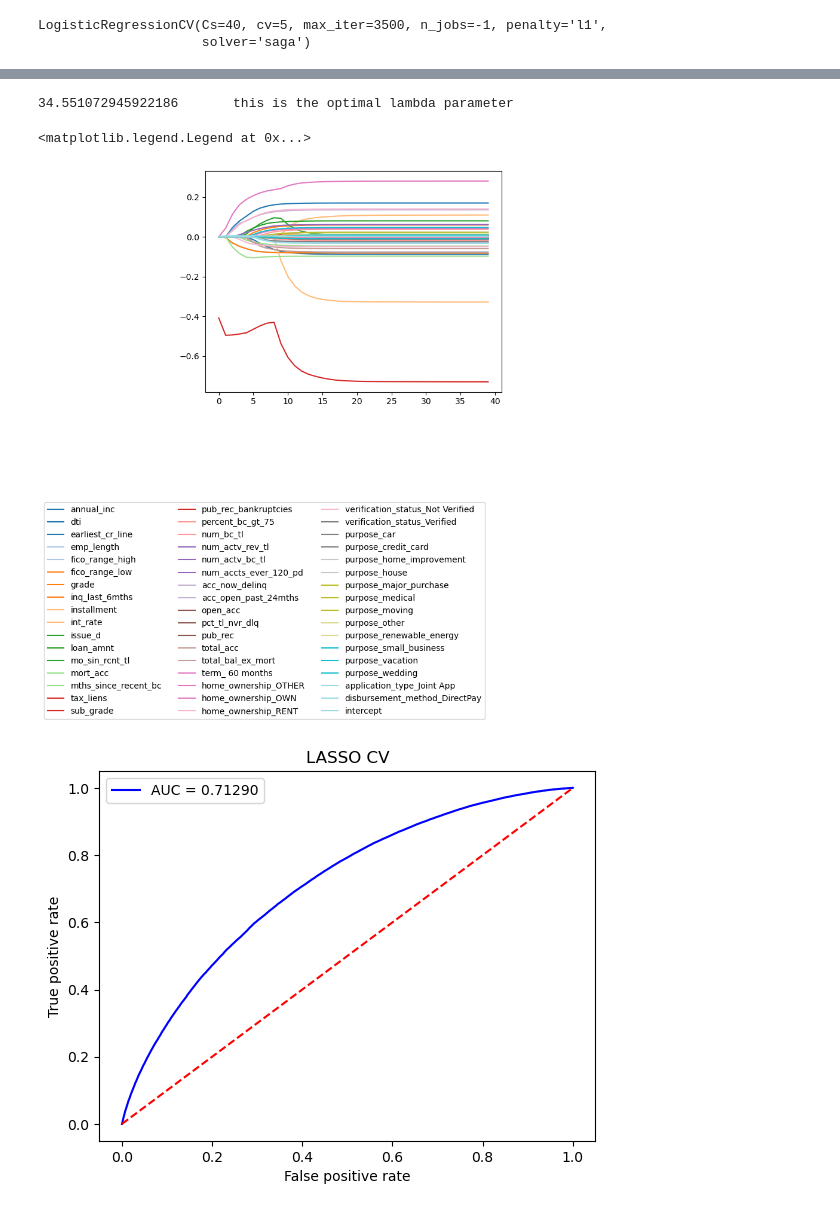
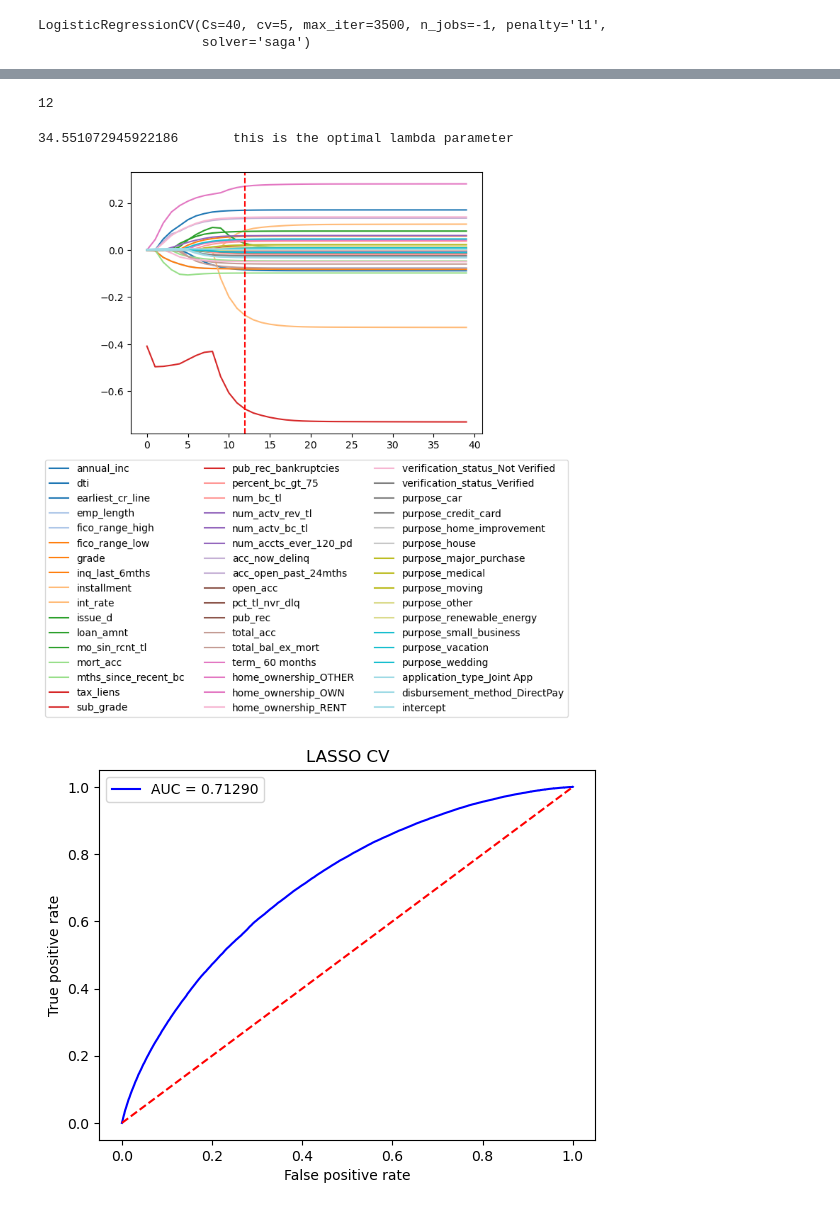
Before and after one commit to G-Mass/MTFI-project, a Jupyter notebook: p2p_lending_credit_risk_assessment.ipynb, the cells around one changed output, grey strips where cells are left out. Saved outputs shown, nothing was run; the diff lists cells and outputs as text; code cells hidden in the pictures.

Commit message:
better model evaluation for linear models

```diff
--- a/p2p_lending_credit_risk_assessment.ipynb
+++ b/p2p_lending_credit_risk_assessment.ipynb
@@ -465,13 +485,19 @@ home_ownership_RENT                 0.139051
 dti                                 0.169297
 term_ 60 months                     0.273113
 dtype: float64
+# %%
+np.argmax(lassocv_model.Cs_ == lassocv_model.C_)
+# %% [output]
+12
 # %%
 print((lassocv_model.C_**-1)[0],"\t this is the optimal lambda parameter")
 col_names = list(lassocv_model.feature_names_in_)
 pd.DataFrame(lassocv_model.coefs_paths_[1].mean(axis=0),columns=col_names+["intercept"]).plot(linewidth=1.5,colormap="tab20")
-plt.legend(loc='lower center', bbox_to_anchor=(0.2, -1.5),ncols=3)
+plt.axvline(x=np.argmax(lassocv_model.Cs_ == lassocv_model.C_),linestyle="--",color="red")
+# plt.xticks(range(1,41),labels = lassocv_model.Cs_,size = 5)
+plt.legend(loc='lower center', bbox_to_anchor=(0.5, -1.1),ncols=3)
+plt.show()
 # %% [output]
 34.551072945922186       this is the optimal lambda parameter
-<matplotlib.legend.Legend at 0x...>
-[figure, old version]
+[figure, new version]
 # %%
```
Also changed, not shown: parts of 21 cells of this notebook.
